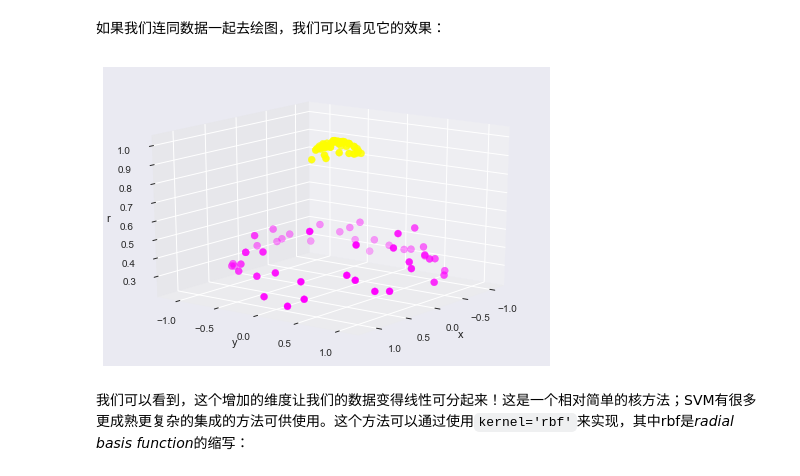
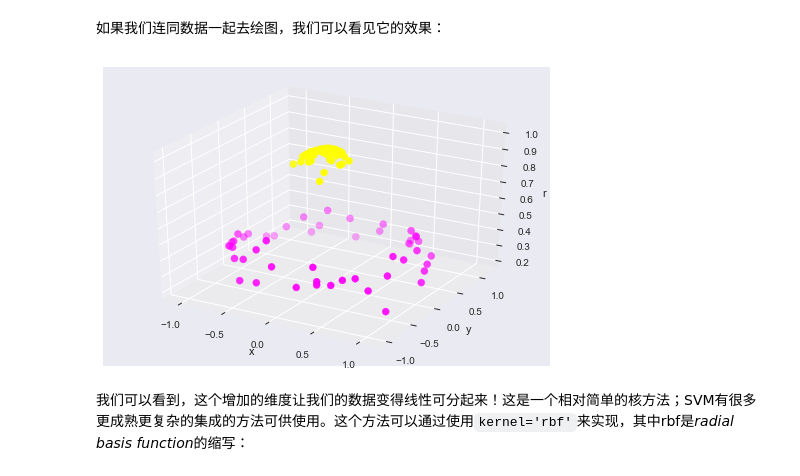
Before and after one commit to palandatarxcom/sklearn_tutorial_cn, a Jupyter notebook: notebooks/03.1-Classification-SVMs.ipynb, the cells around one changed output. Saved outputs shown, nothing was run; the diff lists cells and outputs as text; code cells hidden in the pictures.

```diff
--- a/notebooks/03.1-Classification-SVMs.ipynb
+++ b/notebooks/03.1-Classification-SVMs.ipynb
@@ -153,17 +162,18 @@ r = np.exp(-(X[:, 0] ** 2 + X[:, 1] ** 2))
 # %%
 from mpl_toolkits import mplot3d
 
 def plot_3D(elev=30, azim=30):
     ax = plt.subplot(projection='3d')
     ax.scatter3D(X[:, 0], X[:, 1], r, c=y, s=50, cmap='spring')
-    ax.view_init(elev=elev, azim=azim)
+#     ax.view_init(elev=elev, azim=azim)
     ax.set_xlabel('x')
     ax.set_ylabel('y')
     ax.set_zlabel('r')
 
-interact(plot_3D, elev=[-90, 90], azip=(-180, 180));
+# interact(plot_3D, elev=[-90, 90], azip=(-180, 180));
+plot_3D()
 # %% [output]
-[figure, old version]
+[figure, new version]
 # %% [markdown]
 我们可以看到，这个增加的维度让我们的数据变得线性可分起来！这是一个相对简单的核方法；SVM有很多更成熟更复杂的集成的方法可供使用。这个方法可以通过使用``kernel='rbf'``来实现，其中rbf是*radial basis function*的缩写：
 # %%
```
Also changed, not shown: parts of 20 cells of this notebook.
